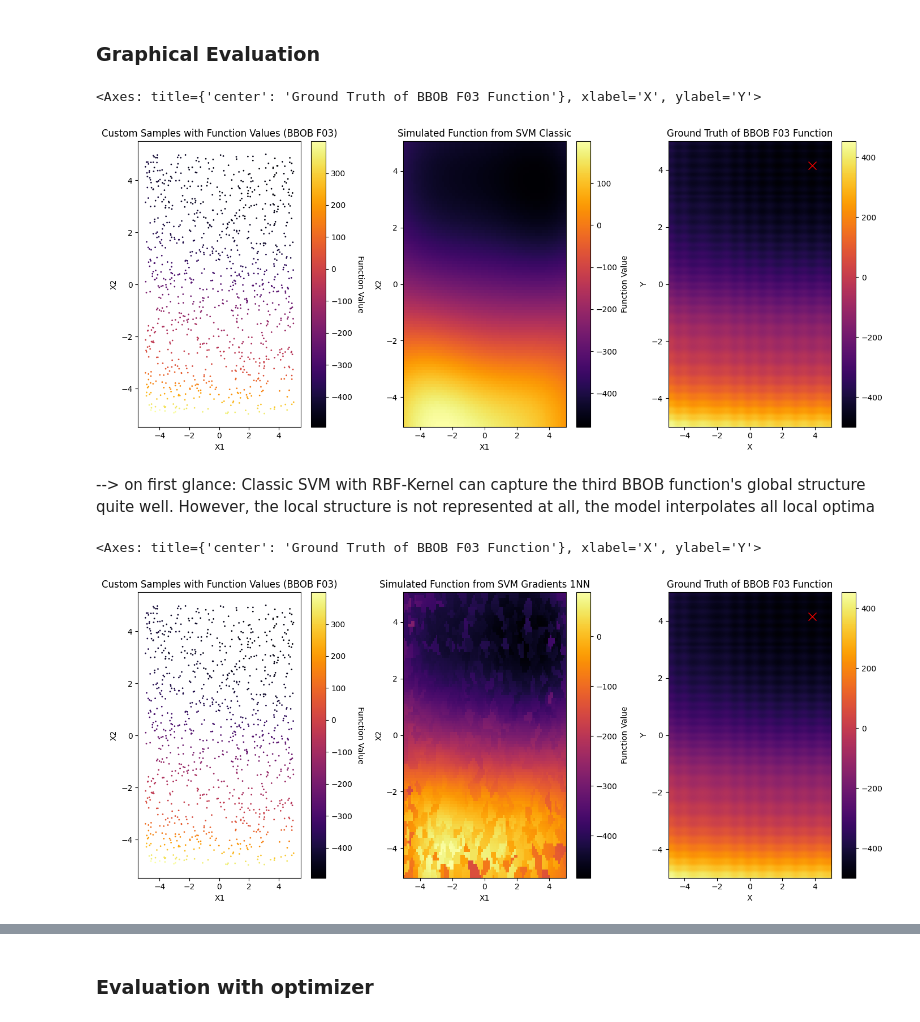
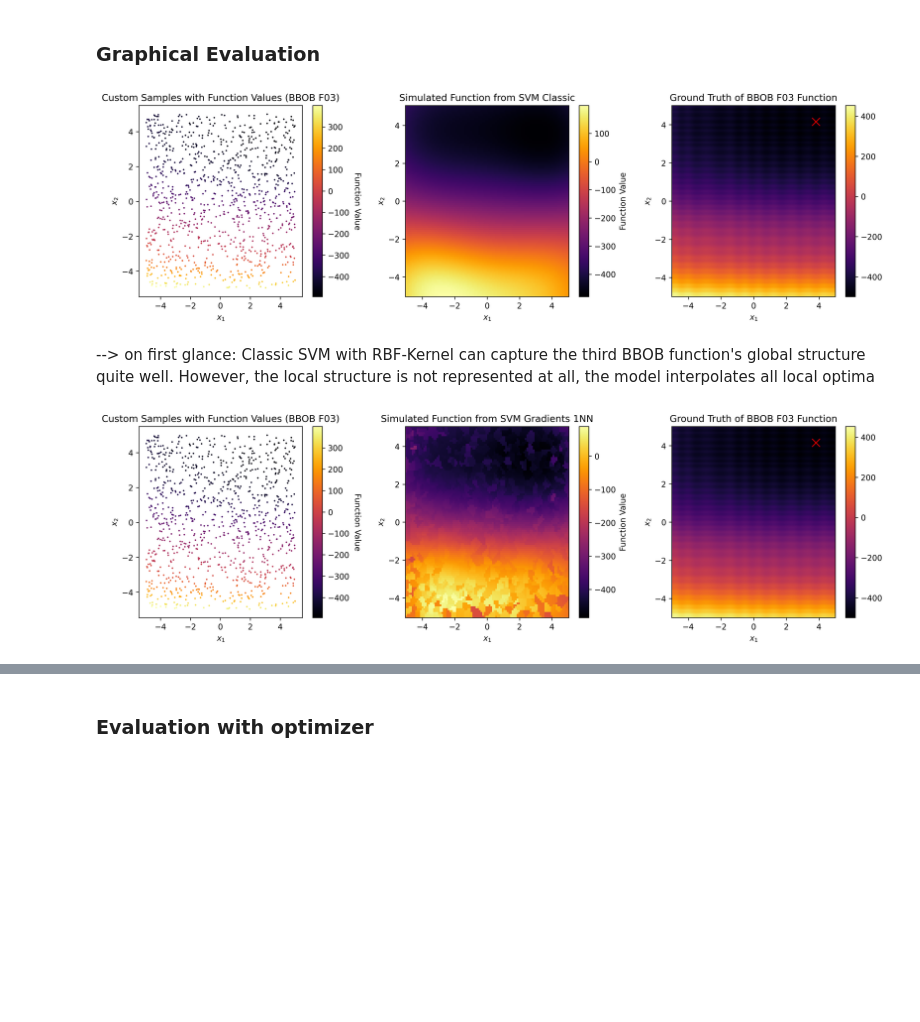
Before and after one commit to mo374z/OptimizationTestfunctionGeneration, a Jupyter notebook: main/f3_simulation.ipynb, the cells around one changed output, grey strips where cells are left out. Saved outputs shown, nothing was run; the diff lists cells and outputs as text; code cells hidden in the pictures; blank space fills up the shorter version.

```diff
--- a/main/f3_simulation.ipynb
+++ b/main/f3_simulation.ipynb
@@ -102,18 +117,22 @@ mesh_samples_tensor = torch.tensor(mesh_samples, dtype=torch.float32)
 mesh_results_svm_p3 = svm_p3.predict(mesh_samples_tensor).reshape(X1.shape)
 # %%
 plot_collage(sample_f03[0], sample_f03[1], problem_f03, "BBOB F03", "SVM Classic", X1, X2, mesh_results_svm_p3)
+plt.gcf().set_size_inches(14, 4)
+plt.gcf().set_dpi(300)
+plt.show()
 # %% [output]
-<Axes: title={'center': 'Ground Truth of BBOB F03 Function'}, xlabel='X', ylabel='Y'>
-[figure, old version]
+[figure, new version]
 # %% [markdown]
 --> on first glance: Classic SVM with RBF-Kernel can capture the third BBOB function's global structure quite well. However, the local structure is not represented at all, the model interpolates all local optima
 # %%
 mesh_results_svm_grad_1nn = svm_grad_1nn(mesh_samples_tensor).reshape(X1.shape)
 # %%
 plot_collage(sample_f03[0], sample_f03[1], problem_f03, "BBOB F03", "SVM Gradients 1NN", X1, X2, mesh_results_svm_grad_1nn)
+plt.gcf().set_size_inches(14, 4)
+plt.gcf().set_dpi(300)
+plt.show()
 # %% [output]
-<Axes: title={'center': 'Ground Truth of BBOB F03 Function'}, xlabel='X', ylabel='Y'>
-[figure, old version]
+[figure, new version]
 # %%
 mesh_results_svm_grad_gpm = svm_grad_gpm(mesh_samples_tensor).reshape(X1.shape)
 # %%
```
Also changed, not shown: parts of 17 cells of this notebook, 3 other files.
